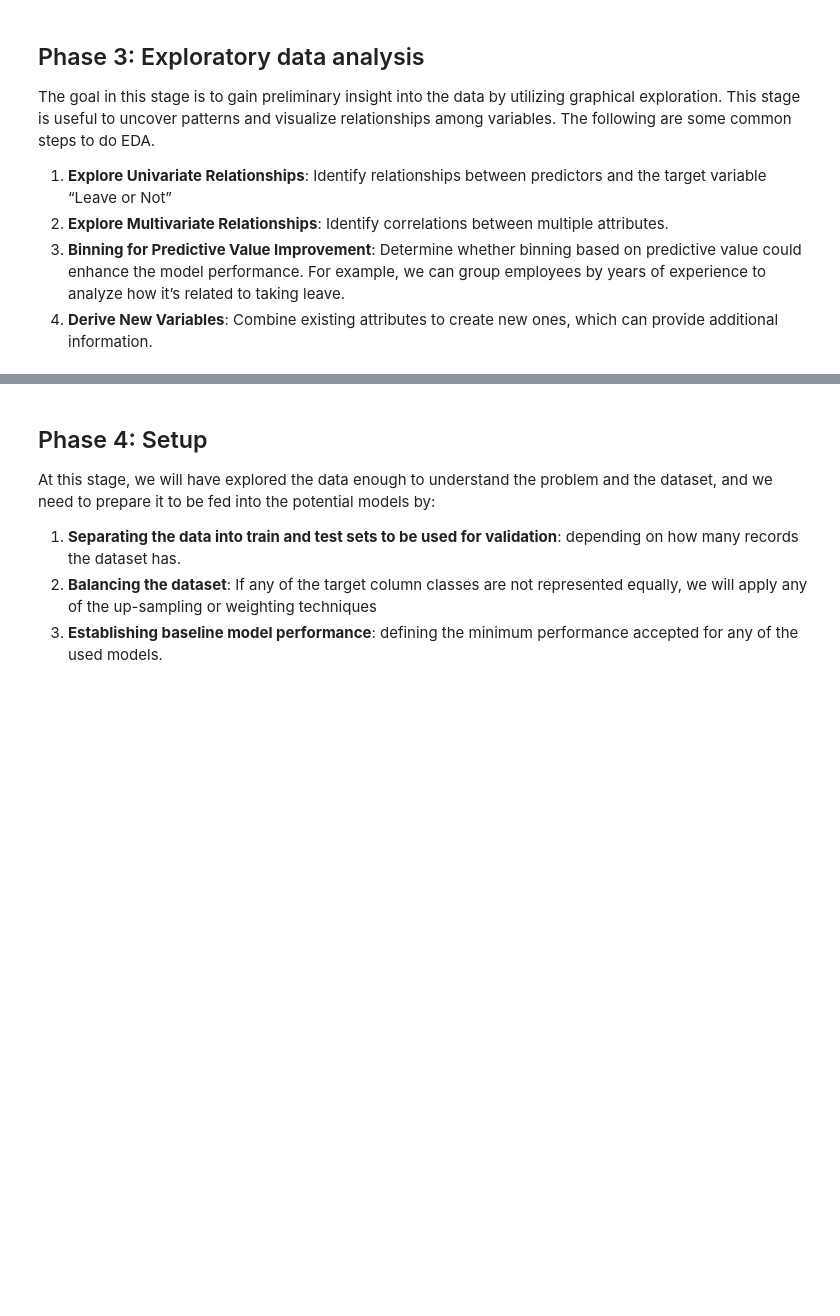
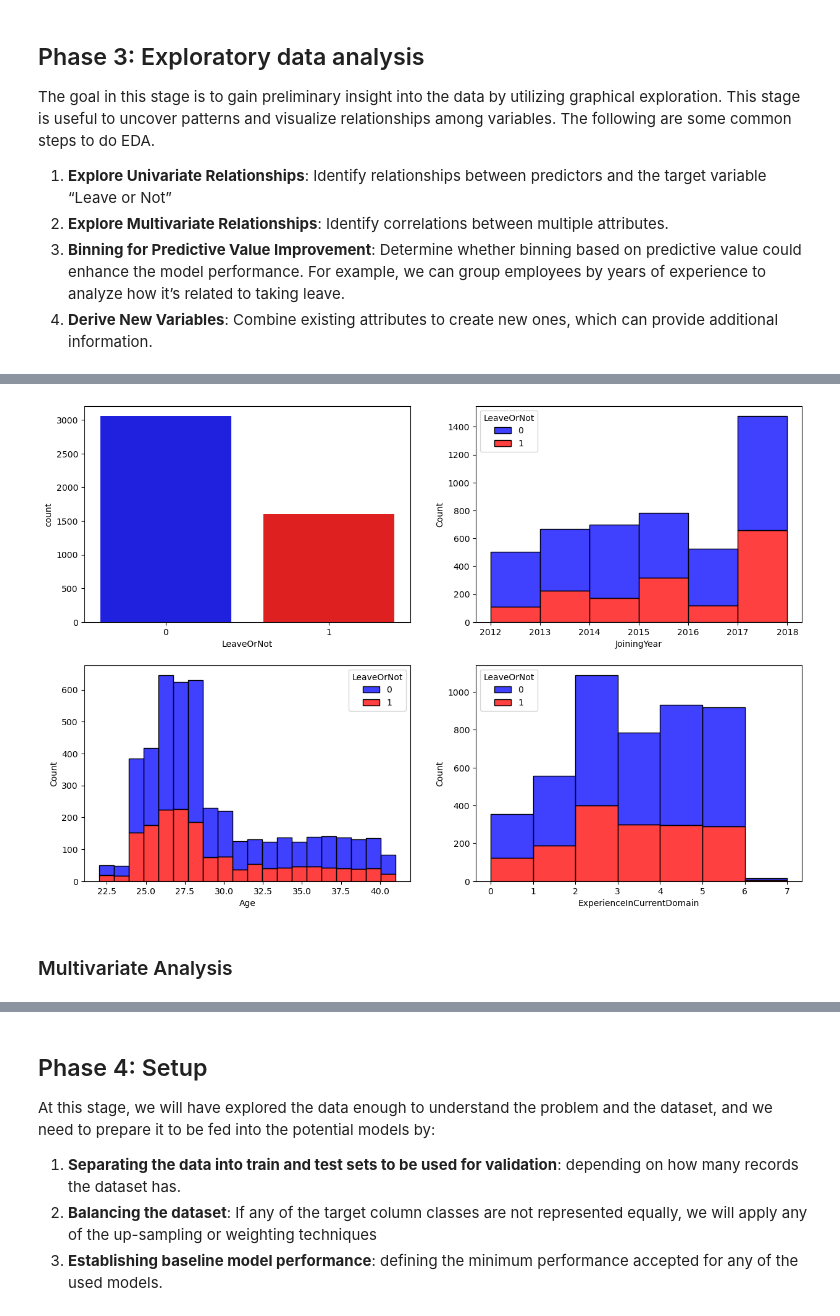
Before and after one commit to mamounalghaslan/mx-projects, a Jupyter notebook: math/employee-retention.ipynb, the cells around one changed output, grey strips where cells are left out. Saved outputs shown, nothing was run; the diff lists cells and outputs as text; code cells hidden in the pictures; blank space fills up the shorter version.

Commit message:
EDA uni-variate and multivariate ready

```diff
--- a/math/employee-retention.ipynb
+++ b/math/employee-retention.ipynb
@@ -134,0 +165,16 @@ The goal in this stage is to gain preliminary insight into the data by utilizing
+# %%
+import matplotlib.pyplot as plt
+import seaborn as sns
+
+# multiple subplots for JoiningYear, Age, and ExperienceInCurrentDomain
+fig2, axes2 = plt.subplots(2, 2, figsize=(15, 10))
+sns.countplot(ax=axes2[0, 0], x='LeaveOrNot', data=df, palette=palette)
+sns.histplot(ax=axes2[0, 1], hue='LeaveOrNot', x='JoiningYear', data=df, bins=6, palette=palette, multiple='stack')
+sns.histplot(ax=axes2[1, 0], hue='LeaveOrNot', x='Age', data=df, bins=20, palette=palette, multiple='stack')
+sns.histplot(ax=axes2[1, 1], hue='LeaveOrNot', x='ExperienceInCurrentDomain', data=df, bins=7, palette=palette, multiple='stack')
+
+plt.show()
+# %% [output]
+[figure, added]
+# %% [markdown]
+### Multivariate Analysis
```
Also changed, not shown: parts of 16 cells of this notebook.
